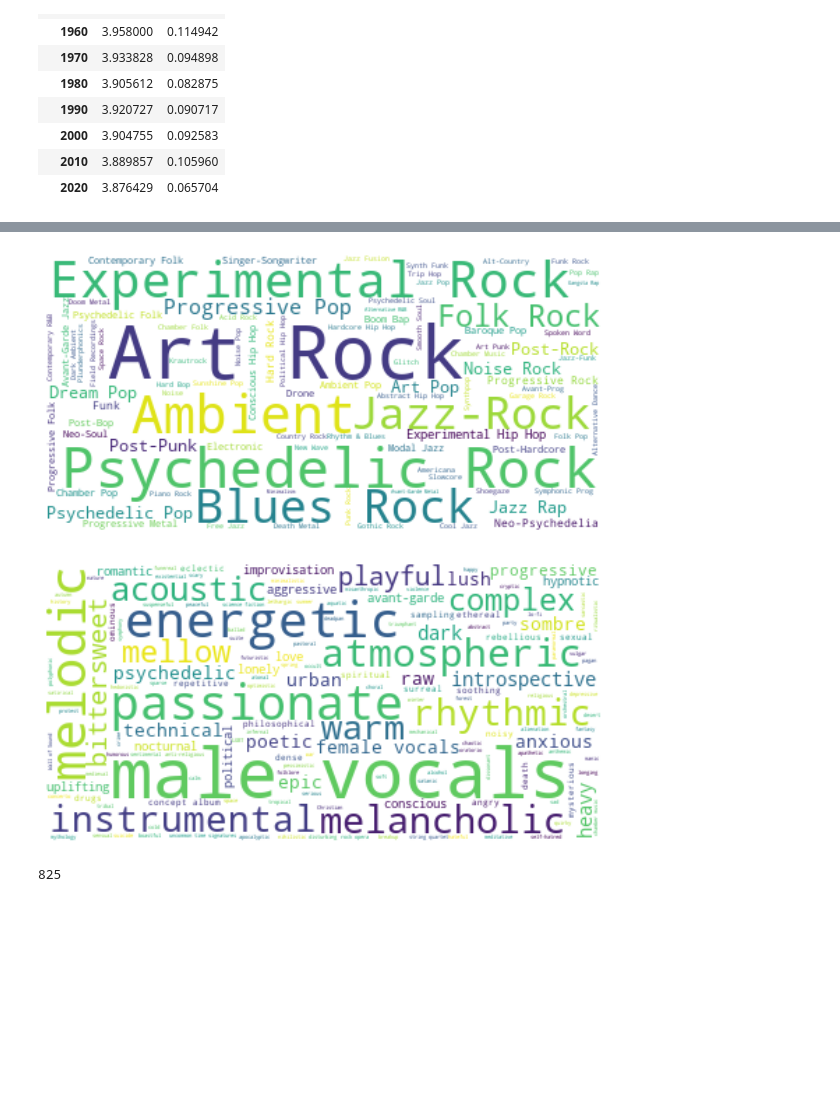
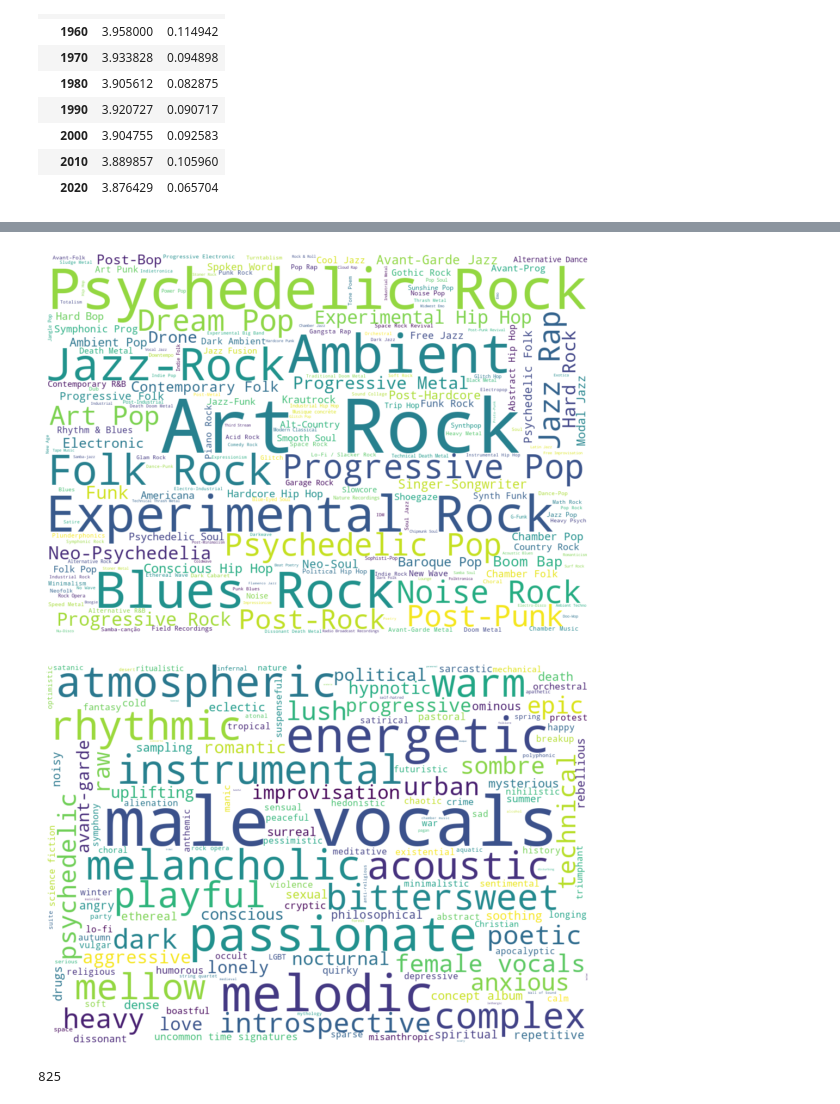
Before and after one commit to silasge/rym-exploratoria, a Jupyter notebook: notebooks/rym_analise_exploratoria.ipynb, the cells around one changed output, grey strips where cells are left out. Cells and saved outputs as stored; diff of their text form; code cells hidden in the pictures; blank space fills up the shorter version.

```diff
--- a/notebooks/rym_analise_exploratoria.ipynb
+++ b/notebooks/rym_analise_exploratoria.ipynb
@@ -49,0 +46,8 @@ df_teste.query("decade == 2010")
+# %%
+def date_to_year(dt):
+    year_pt = re.compile("\d{4}")
+    year = int(year_pt.findall(dt)[0])
+    return year
+
+rym_df["year"] = rym_df["release_date"].apply(date_to_year)
+rym_df["decade"] = rym_df["year"].apply(lambda y: y // 10 * 10)
@@ -69,12 +94,4 @@ Precisamos ajeitar algumas colunas.
 Para nosso propositos não precisaremos da data completa em que o album foi lançado, só vamos querer a década.
 
 Para isso, podemos criar uma simples função que captura o padrão do ano (4 digitos seguidos) e aplica um pequeno truque pra obter a decada.
-# %%
-def date_to_decade(dt):
-    year_pt = re.compile("\d{4}")
-    year = int(year_pt.findall(dt)[0])
-    decade = year // 10 * 10
-    return decade
-
-rym_df["decade"] = rym_df["release_date"].apply(date_to_decade)
 # %%
@@ -128,13 +145,13 @@ for sg in rym_df["secondary_genres"].dropna():
     sec_genres += sg_split
 sec_genres_freq = Counter(sec_genres)
 # %%
-wc = WordCloud(background_color="white").generate_from_frequencies(sec_genres_freq)
+wc = WordCloud(background_color="white", width=1000, height=700).generate_from_frequencies(sec_genres_freq)
 fig, ax = plt.subplots(figsize=(10, 7))
 ax.imshow(wc, interpolation='bilinear')
 ax.axis("off")
 plt.show()
 # %% [output]
-[figure, old version]
+[figure, new version]
 # %%
 dcs = []
 for dc in rym_df["descriptors"].dropna():
@@ -142,13 +159,13 @@ for dc in rym_df["descriptors"].dropna():
     dcs += dc_split
 dcs_freq = Counter(dcs)
 # %%
-wc = WordCloud(background_color="white").generate_from_frequencies(dcs_freq)
+wc = WordCloud(background_color="white", width=1000, height=700).generate_from_frequencies(dcs_freq)
 fig, ax = plt.subplots(figsize=(10, 7))
 ax.imshow(wc, interpolation='bilinear')
 ax.axis("off")
 plt.show()
 # %% [output]
-[figure, old version]
+[figure, new version]
 # %%
 list_of_genres = []
 for g in rym_df["secondary_genres"].dropna():
```
Also changed, not shown: parts of 17 cells of this notebook.
